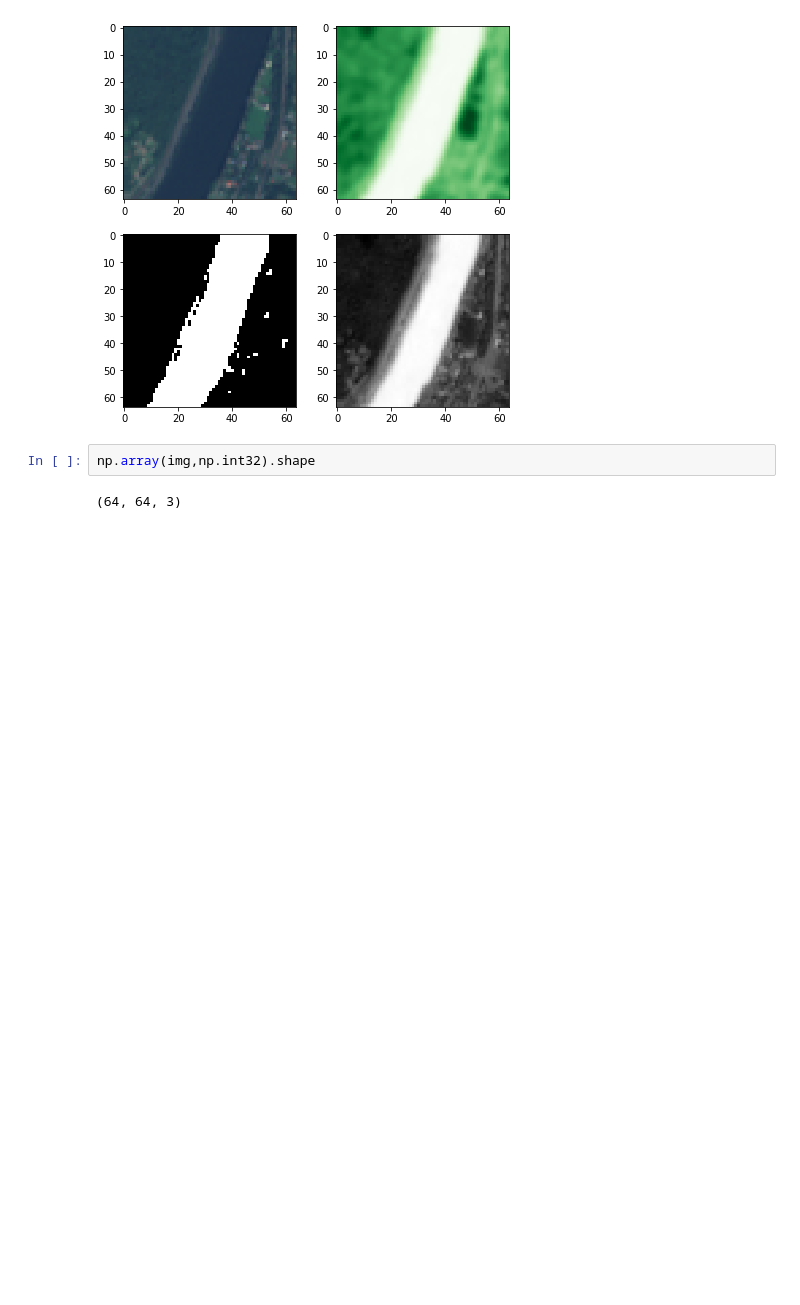
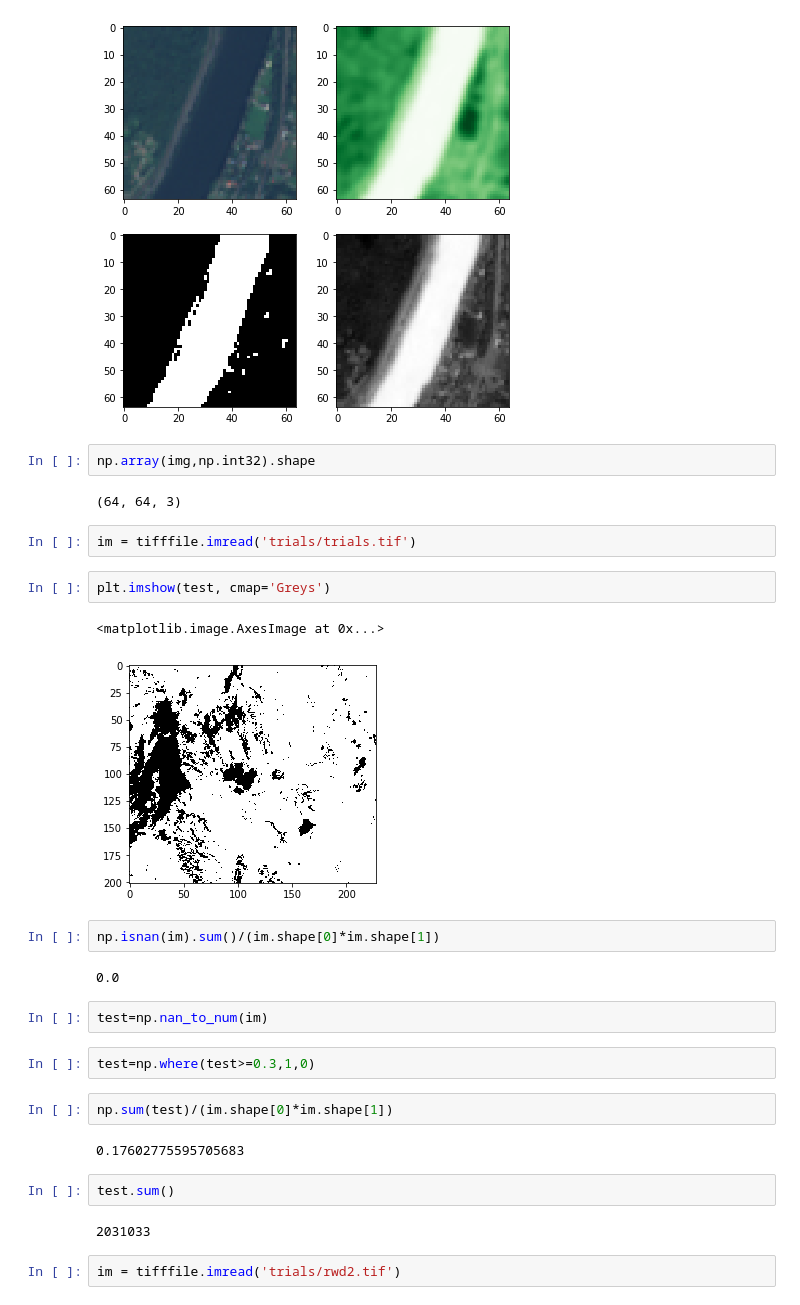
Before and after one commit to rittik97/climate, a Jupyter notebook: true_mask.ipynb, the cells around one changed output. Saved outputs shown, nothing was run; the diff lists cells and outputs as text; blank space fills up the shorter version.

```diff
--- a/true_mask.ipynb
+++ b/true_mask.ipynb
@@ -58,3 +58,28 @@ ax[1][1].imshow(ndwi,cmap="Greys")
 np.array(img,np.int32).shape
 # %% [output]
 (64, 64, 3)
+# %%
+im = tifffile.imread('trials/trials.tif')
+# %%
+plt.imshow(test, cmap='Greys')
+# %% [output]
+<matplotlib.image.AxesImage at 0x...>
+[figure, added]
+# %%
+np.isnan(im).sum()/(im.shape[0]*im.shape[1])
+# %% [output]
+0.0
+# %%
+test=np.nan_to_num(im)
+# %%
+test=np.where(test>=0.3,1,0)
+# %%
+np.sum(test)/(im.shape[0]*im.shape[1])
+# %% [output]
+0.17602775595705683
+# %%
+test.sum()
+# %% [output]
+2031033
+# %%
+im = tifffile.imread('trials/rwd2.tif')
```
Also changed, not shown: parts of 3 cells of this notebook, 2 other files.
